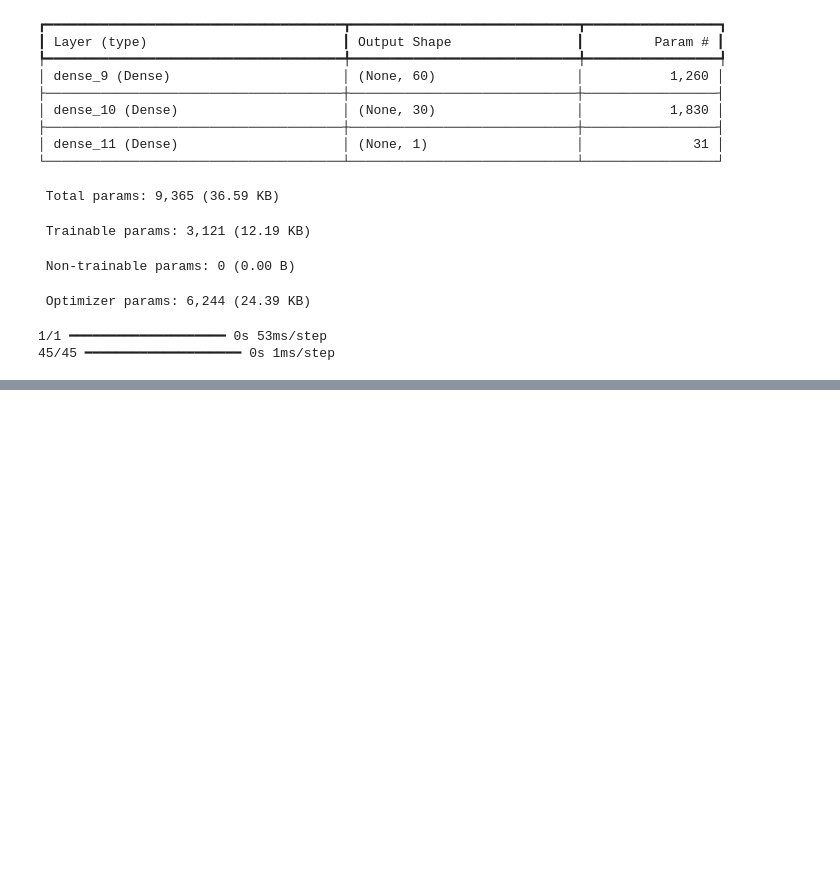
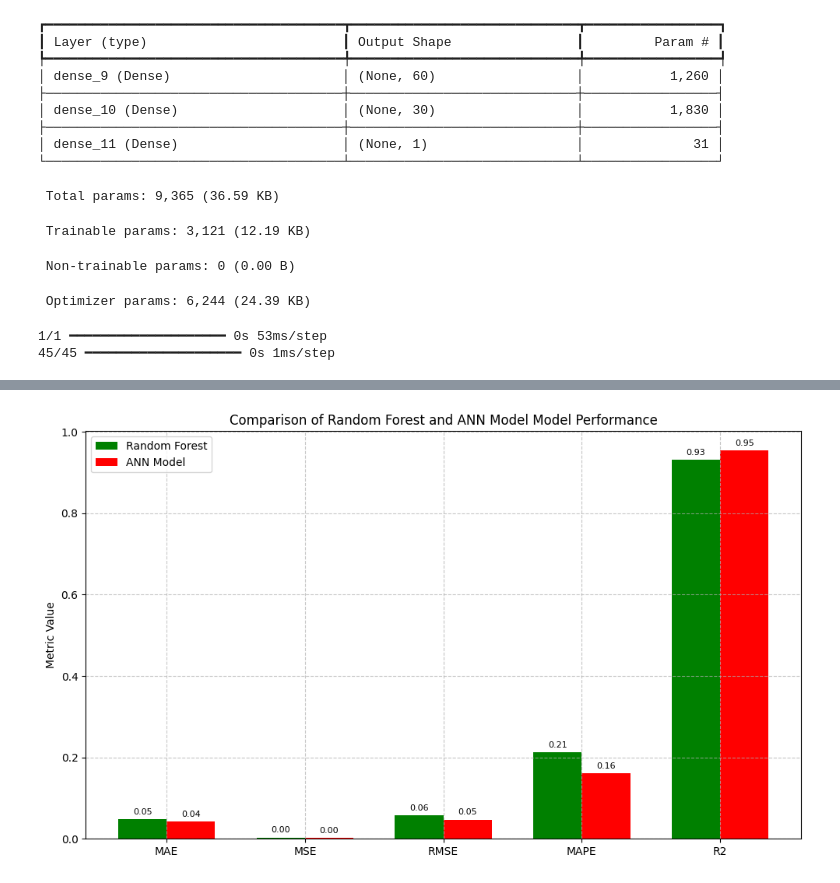
Before and after one commit to aswink71/Time-Series-Project, a Jupyter notebook: Multivaiate_analysis.ipynb, the cells around one changed output, grey strips where cells are left out. Cells and saved outputs as stored; diff of their text form; code cells hidden in the pictures; blank space fills up the shorter version.

```diff
--- a/Multivaiate_analysis.ipynb
+++ b/Multivaiate_analysis.ipynb
@@ -945,0 +976,8 @@ pred_trn_mob_ann=mdl_mob_ann.predict(X_train_ann_mob)
+# %%
+plot_model_metrics_comparison(
+    y_test=y_test_mob,
+    tst_prd_dt=y_predict_rf,
+    test_pred_cnn=pd_tst_mob_ann,
+    model_names=['Random Forest', 'ANN Model'])
+# %% [output]
+[figure, added]
```
Also changed, not shown: parts of 5 cells of this notebook.
